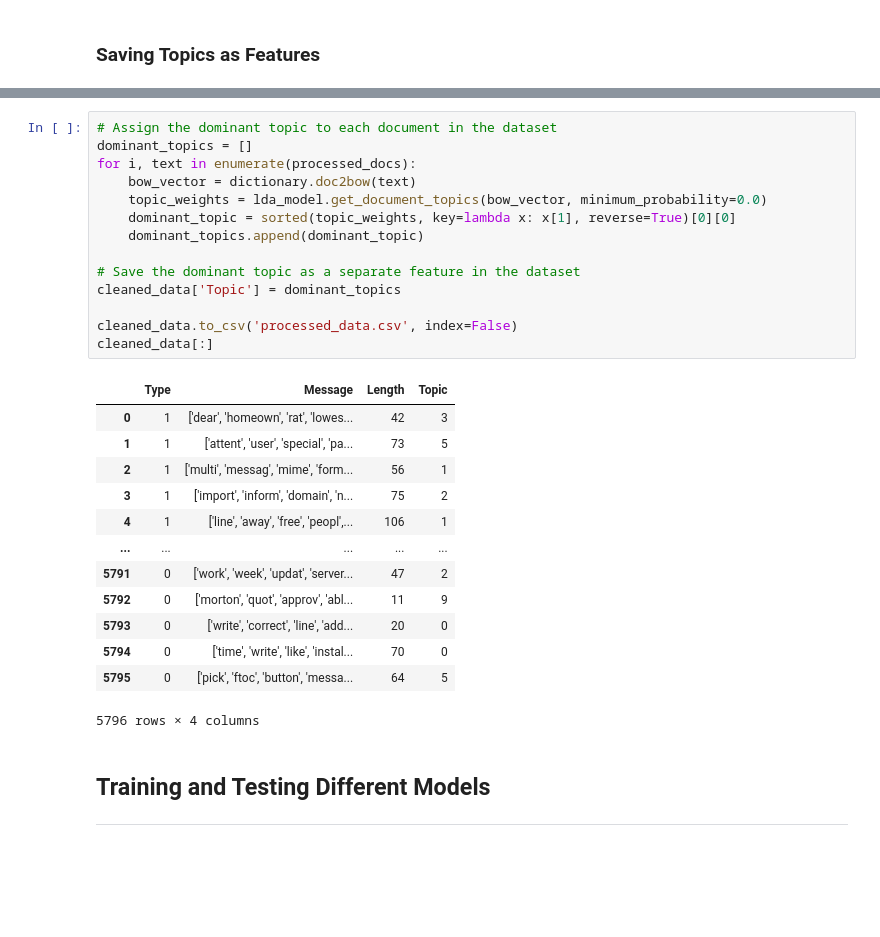
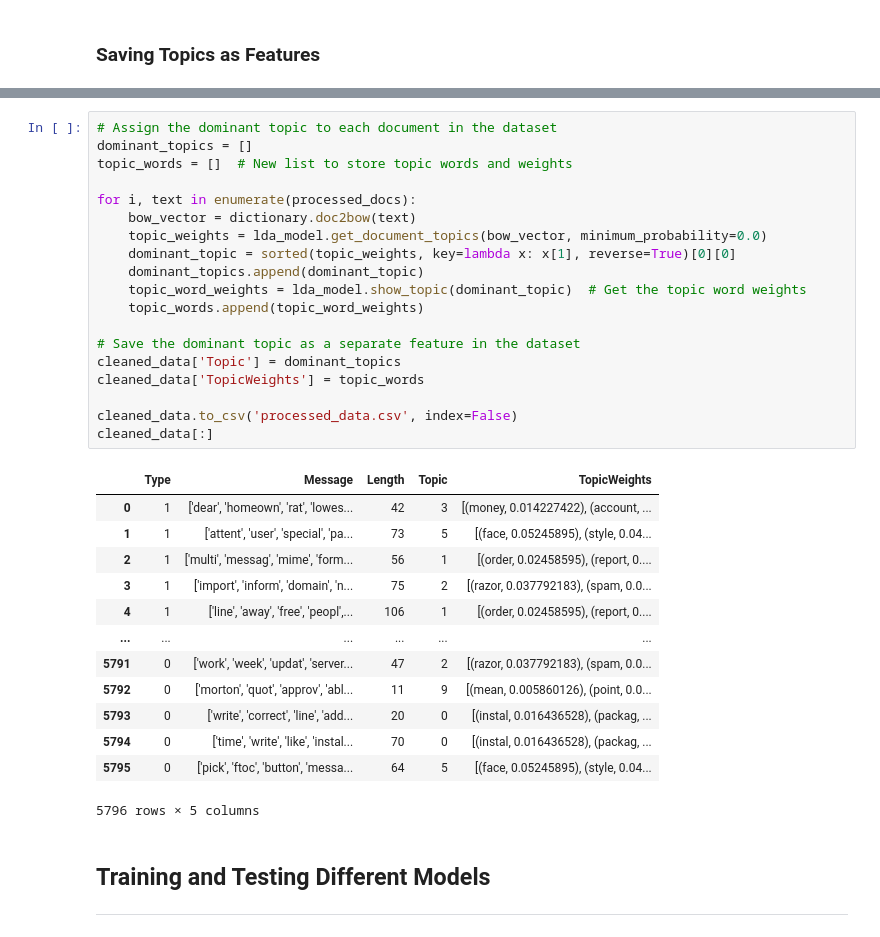
Before and after one commit to rnlclngpilar/MachineLearningFinalProject, a Jupyter notebook: ML_Project/ML_Spam_Project.ipynb, the cells around one changed output, grey strips where cells are left out. Cells and saved outputs as stored; diff of their text form; blank space fills up the shorter version.

Commit message:
updated lda model (saving)

```diff
--- a/ML_Project/ML_Spam_Project.ipynb
+++ b/ML_Project/ML_Spam_Project.ipynb
@@ -587,31 +587,36 @@ for topic in topics:
 # %%
 # Assign the dominant topic to each document in the dataset
 dominant_topics = []
+topic_words = []  # New list to store topic words and weights
+
 for i, text in enumerate(processed_docs):
     bow_vector = dictionary.doc2bow(text)
     topic_weights = lda_model.get_document_topics(bow_vector, minimum_probability=0.0)
     dominant_topic = sorted(topic_weights, key=lambda x: x[1], reverse=True)[0][0]
     dominant_topics.append(dominant_topic)
+    topic_word_weights = lda_model.show_topic(dominant_topic)  # Get the topic word weights
+    topic_words.append(topic_word_weights)
 
 # Save the dominant topic as a separate feature in the dataset
 cleaned_data['Topic'] = dominant_topics
+cleaned_data['TopicWeights'] = topic_words
 
 cleaned_data.to_csv('processed_data.csv', index=False)
 cleaned_data[:]
 # %% [output]
-|  | Type | Message | Length | Topic |
-| 0 | 1 | ['dear', 'homeown', 'rat', 'lowes... | 42 | 3 |
-| 1 | 1 | ['attent', 'user', 'special', 'pa... | 73 | 5 |
-| 2 | 1 | ['multi', 'messag', 'mime', 'form... | 56 | 1 |
-| 3 | 1 | ['import', 'inform', 'domain', 'n... | 75 | 2 |
-| 4 | 1 | ['line', 'away', 'free', 'peopl',... | 106 | 1 |
-| ... | ... | ... | ... | ... |
-| 5791 | 0 | ['work', 'week', 'updat', 'server... | 47 | 2 |
-| 5792 | 0 | ['morton', 'quot', 'approv', 'abl... | 11 | 9 |
-| 5793 | 0 | ['write', 'correct', 'line', 'add... | 20 | 0 |
-| 5794 | 0 | ['time', 'write', 'like', 'instal... | 70 | 0 |
-| 5795 | 0 | ['pick', 'ftoc', 'button', 'messa... | 64 | 5 |
+|  | Type | Message | Length | Topic | TopicWeights |
+| 0 | 1 | ['dear', 'homeown', 'rat', 'lowes... | 42 | 3 | [(money, 0.014227422), (account, ... |
+| 1 | 1 | ['attent', 'user', 'special', 'pa... | 73 | 5 | [(face, 0.05245895), (style, 0.04... |
+| 2 | 1 | ['multi', 'messag', 'mime', 'form... | 56 | 1 | [(order, 0.02458595), (report, 0.... |
+| 3 | 1 | ['import', 'inform', 'domain', 'n... | 75 | 2 | [(razor, 0.037792183), (spam, 0.0... |
+| 4 | 1 | ['line', 'away', 'free', 'peopl',... | 106 | 1 | [(order, 0.02458595), (report, 0.... |
+| ... | ... | ... | ... | ... | ... |
+| 5791 | 0 | ['work', 'week', 'updat', 'server... | 47 | 2 | [(razor, 0.037792183), (spam, 0.0... |
+| 5792 | 0 | ['morton', 'quot', 'approv', 'abl... | 11 | 9 | [(mean, 0.005860126), (point, 0.0... |
+| 5793 | 0 | ['write', 'correct', 'line', 'add... | 20 | 0 | [(instal, 0.016436528), (packag, ... |
+| 5794 | 0 | ['time', 'write', 'like', 'instal... | 70 | 0 | [(instal, 0.016436528), (packag, ... |
+| 5795 | 0 | ['pick', 'ftoc', 'button', 'messa... | 64 | 5 | [(face, 0.05245895), (style, 0.04... |
-5796 rows × 4 columns
+5796 rows × 5 columns
 # %% [markdown]
 ## Training and Testing Different Models
 ---
```
Also changed, not shown: 1 other file.
